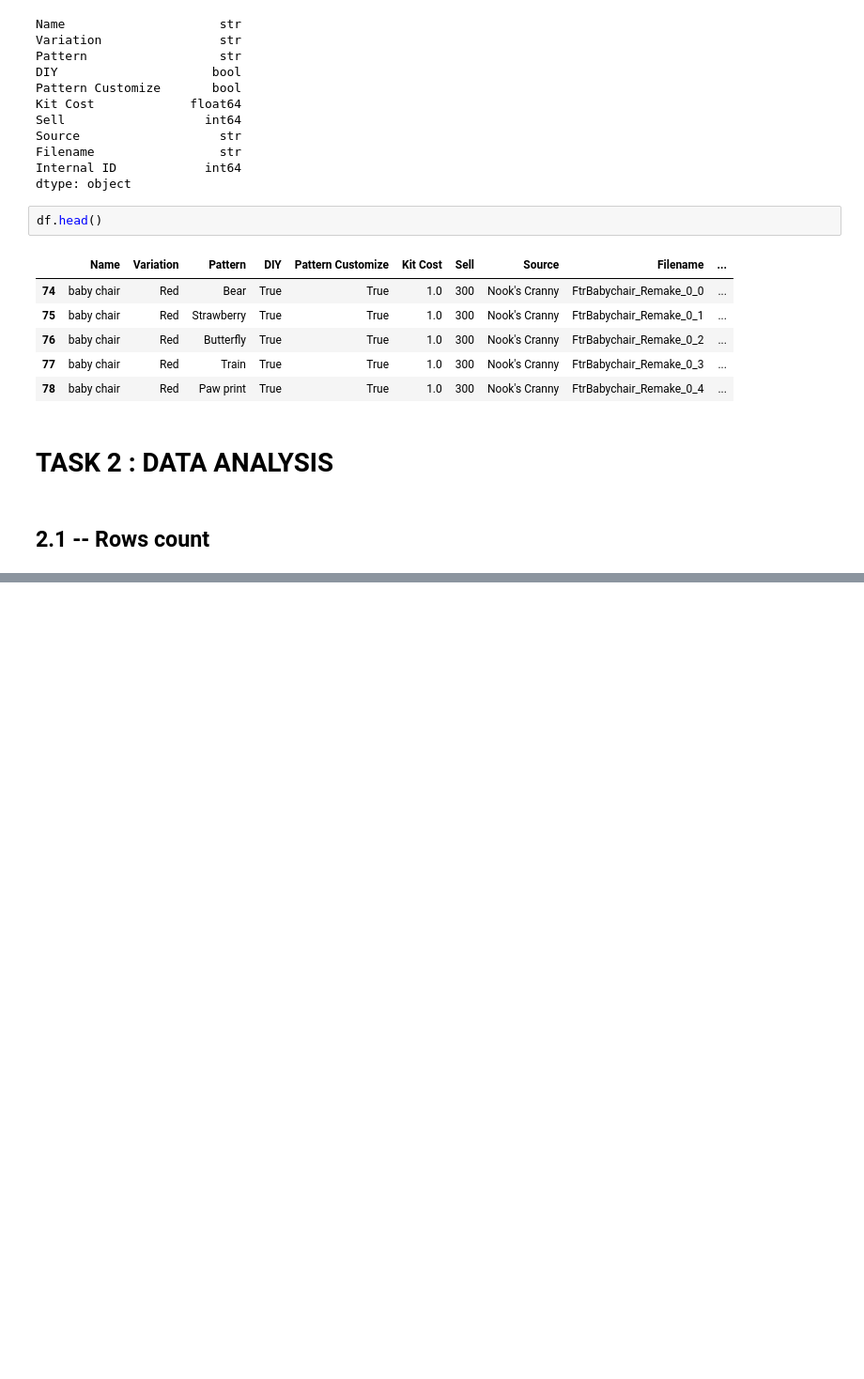
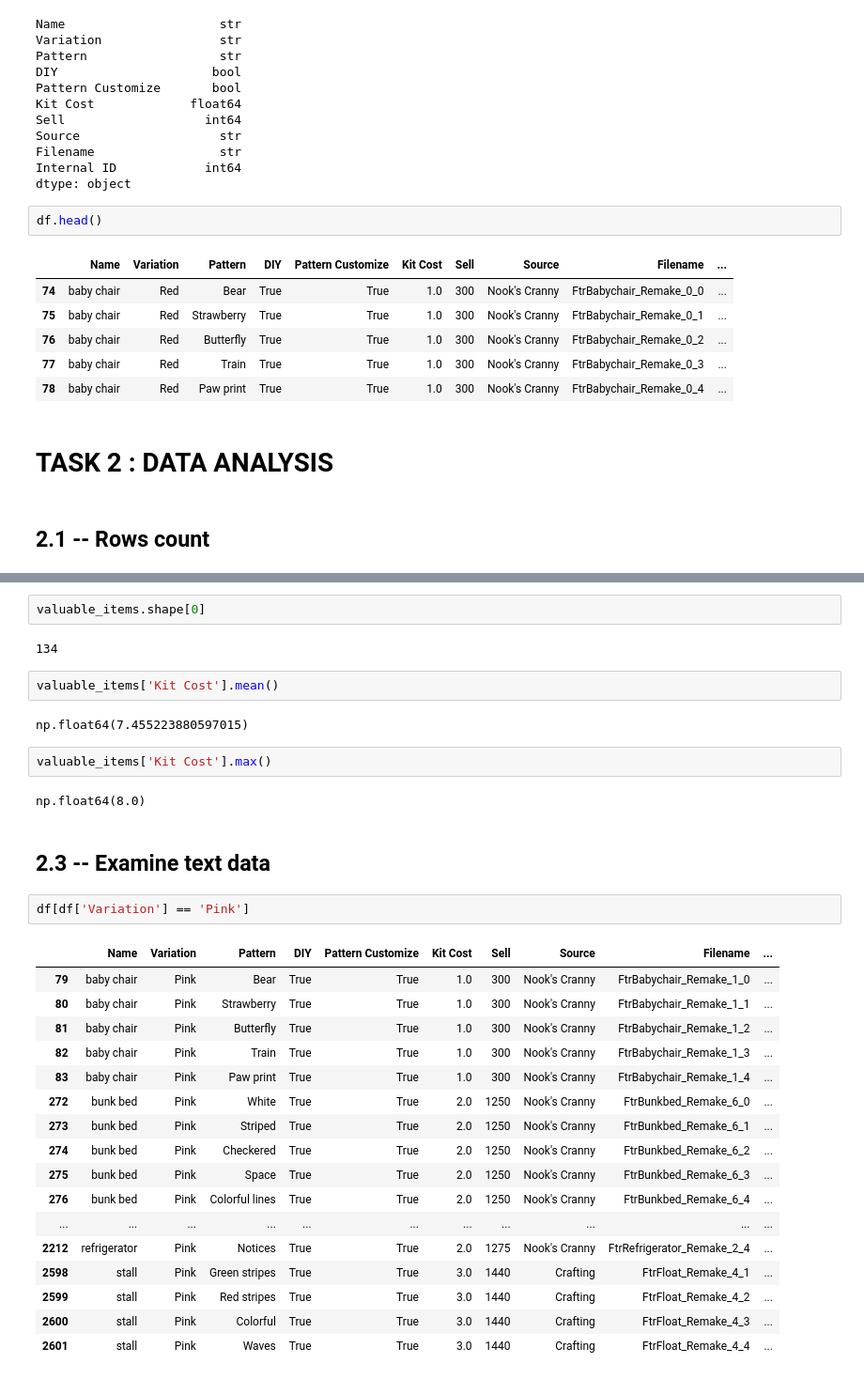
Before and after one commit to OnishchenkoDaria/data-processing-labs, a Jupyter notebook: sample.ipynb, the cells around one changed output, grey strips where cells are left out. Shown at 94% size. Drawn from its saved outputs; the diff is of its cells as text; blank space fills up the shorter version.

Commit message:
feat: completed 2.1 - 2.3, data manipulation (filtering)

```diff
--- a/sample.ipynb
+++ b/sample.ipynb
@@ -137,0 +157,34 @@ df.shape
+# %%
+valuable_items.shape[0]
+# %% [output]
+134
+# %%
+valuable_items['Kit Cost'].mean()
+# %% [output]
+np.float64(7.455223880597015)
+# %%
+valuable_items['Kit Cost'].max()
+# %% [output]
+np.float64(8.0)
+# %% [markdown]
+## 2.3 -- Examine text data
+# %%
+df[df['Variation'] == 'Pink']
+# %% [output]
+|  | Name | Variation | Pattern | DIY | Pattern Customize | Kit Cost | Sell | Source | Filename | ... |
+| 79 | baby chair | Pink | Bear | True | True | 1.0 | 300 | Nook's Cranny | FtrBabychair_Remake_1_0 | ... |
+| 80 | baby chair | Pink | Strawberry | True | True | 1.0 | 300 | Nook's Cranny | FtrBabychair_Remake_1_1 | ... |
+| 81 | baby chair | Pink | Butterfly | True | True | 1.0 | 300 | Nook's Cranny | FtrBabychair_Remake_1_2 | ... |
+| 82 | baby chair | Pink | Train | True | True | 1.0 | 300 | Nook's Cranny | FtrBabychair_Remake_1_3 | ... |
+| 83 | baby chair | Pink | Paw print | True | True | 1.0 | 300 | Nook's Cranny | FtrBabychair_Remake_1_4 | ... |
+| 272 | bunk bed | Pink | White | True | True | 2.0 | 1250 | Nook's Cranny | FtrBunkbed_Remake_6_0 | ... |
+| 273 | bunk bed | Pink | Striped | True | True | 2.0 | 1250 | Nook's Cranny | FtrBunkbed_Remake_6_1 | ... |
+| 274 | bunk bed | Pink | Checkered | True | True | 2.0 | 1250 | Nook's Cranny | FtrBunkbed_Remake_6_2 | ... |
+| 275 | bunk bed | Pink | Space | True | True | 2.0 | 1250 | Nook's Cranny | FtrBunkbed_Remake_6_3 | ... |
+| 276 | bunk bed | Pink | Colorful lines | True | True | 2.0 | 1250 | Nook's Cranny | FtrBunkbed_Remake_6_4 | ... |
+| ... | ... | ... | ... | ... | ... | ... | ... | ... | ... | ... |
+| 2212 | refrigerator | Pink | Notices | True | True | 2.0 | 1275 | Nook's Cranny | FtrRefrigerator_Remake_2_4 | ... |
+| 2598 | stall | Pink | Green stripes | True | True | 3.0 | 1440 | Crafting | FtrFloat_Remake_4_1 | ... |
+| 2599 | stall | Pink | Red stripes | True | True | 3.0 | 1440 | Crafting | FtrFloat_Remake_4_2 | ... |
+| 2600 | stall | Pink | Colorful | True | True | 3.0 | 1440 | Crafting | FtrFloat_Remake_4_3 | ... |
+| 2601 | stall | Pink | Waves | True | True | 3.0 | 1440 | Crafting | FtrFloat_Remake_4_4 | ... |
```
Also changed, not shown: parts of 5 cells of this notebook.
